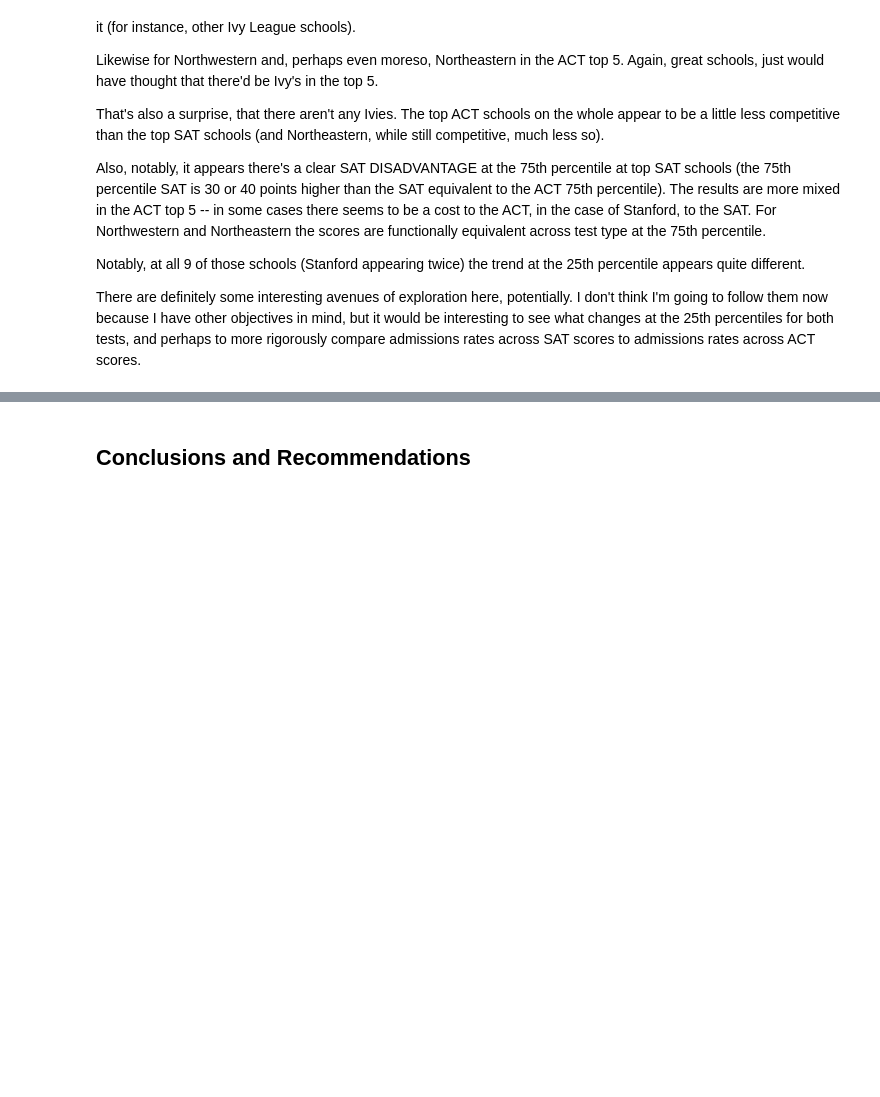
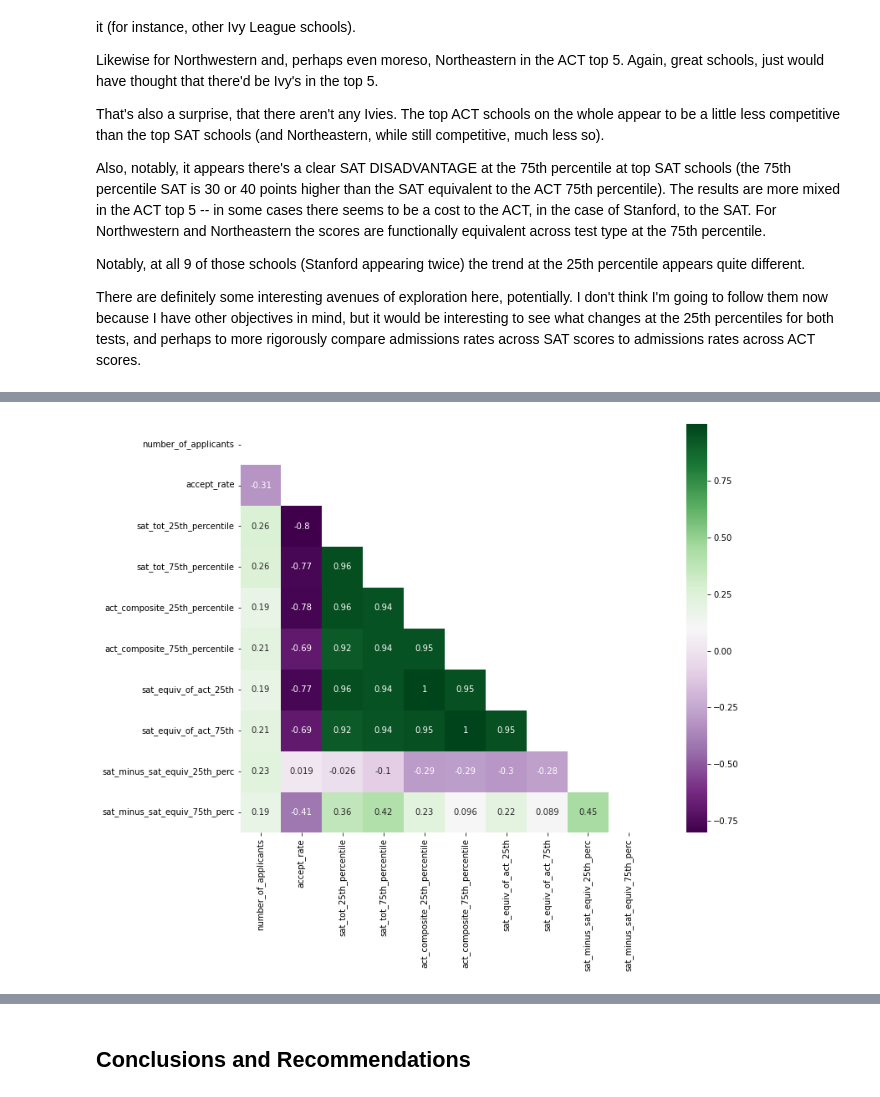
Before and after one commit to lmdunn/actsat, a Jupyter notebook: code/loren-starter-code.ipynb, the cells around one changed output, grey strips where cells are left out. Saved outputs shown, nothing was run; the diff lists cells and outputs as text; code cells hidden in the pictures; blank space fills up the shorter version.

```diff
--- a/code/loren-starter-code.ipynb
+++ b/code/loren-starter-code.ipynb
@@ -1762,0 +1758,20 @@ Here are some prompts to get you started with visualizations. Feel free to add a
+# %%
+# using code from lesson 1.07 "# This code is taken with minor modifications from https://seaborn.pydata.org/generated/seaborn.heatmap.html"
+
+plt.figure(figsize = (16,9))
+
+# Get correlation of variables.
+corr_coll = colleges_df.corr()
+
+# Set up mask to be "True" in the upper triangle.
+mask = np.zeros_like(corr_coll)
+mask[np.triu_indices_from(mask)] = True
+
+# Plot our correlation heatmap, while masking the upper triangle to be white.
+sns.heatmap(corr_coll,
+           mask = mask, #this cuts off all the duplicates because this is symmetric, o.w.
+           square = True,
+           cmap = 'PRGn',
+           annot = True);
+# %% [output]
+[figure, added]
```
Also changed, not shown: parts of 28 cells of this notebook, 1 other file.
